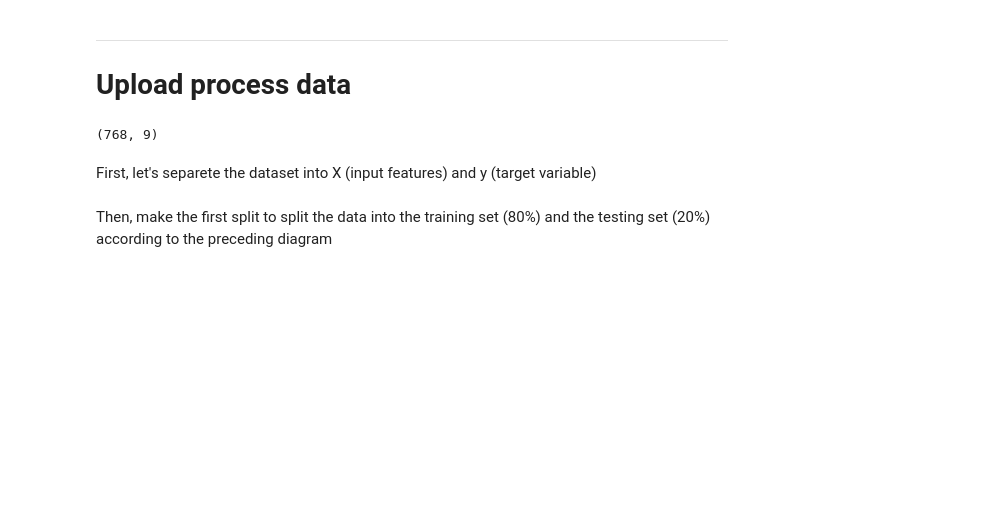
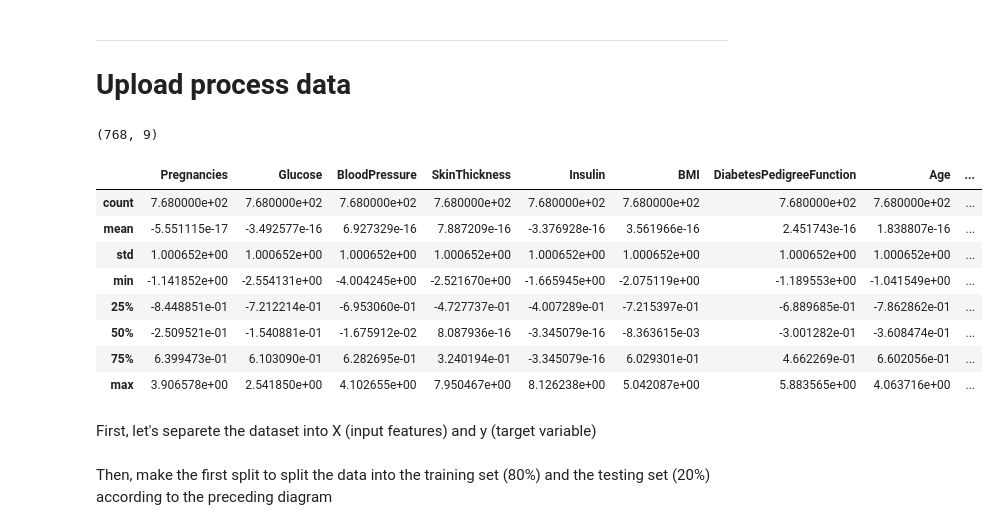
Before and after one commit to dionicio-alberto/Predicting-Diabetes-with-Neural-Networks, a Jupyter notebook: Notebooks/2_training_model.ipynb, the cells around one changed output. Cells and saved outputs as stored; diff of their text form; code cells hidden in the pictures; blank space fills up the shorter version.

```diff
--- a/Notebooks/2_training_model.ipynb
+++ b/Notebooks/2_training_model.ipynb
@@ -26,6 +26,18 @@ df = pd.read_csv(str(DATA_DIR), index_col=0)
 df.shape
 # %% [output]
 (768, 9)
+# %%
+df.describe()
+# %% [output]
+|  | Pregnancies | Glucose | BloodPressure | SkinThickness | Insulin | BMI | DiabetesPedigreeFunction | Age | ... |
+| count | 7.680000e+02 | 7.680000e+02 | 7.680000e+02 | 7.680000e+02 | 7.680000e+02 | 7.680000e+02 | 7.680000e+02 | 7.680000e+02 | ... |
+| mean | -5.551115e-17 | -3.492577e-16 | 6.927329e-16 | 7.887209e-16 | -3.376928e-16 | 3.561966e-16 | 2.451743e-16 | 1.838807e-16 | ... |
+| std | 1.000652e+00 | 1.000652e+00 | 1.000652e+00 | 1.000652e+00 | 1.000652e+00 | 1.000652e+00 | 1.000652e+00 | 1.000652e+00 | ... |
+| min | -1.141852e+00 | -2.554131e+00 | -4.004245e+00 | -2.521670e+00 | -1.665945e+00 | -2.075119e+00 | -1.189553e+00 | -1.041549e+00 | ... |
+| 25% | -8.448851e-01 | -7.212214e-01 | -6.953060e-01 | -4.727737e-01 | -4.007289e-01 | -7.215397e-01 | -6.889685e-01 | -7.862862e-01 | ... |
+| 50% | -2.509521e-01 | -1.540881e-01 | -1.675912e-02 | 8.087936e-16 | -3.345079e-16 | -8.363615e-03 | -3.001282e-01 | -3.608474e-01 | ... |
+| 75% | 6.399473e-01 | 6.103090e-01 | 6.282695e-01 | 3.240194e-01 | -3.345079e-16 | 6.029301e-01 | 4.662269e-01 | 6.602056e-01 | ... |
+| max | 3.906578e+00 | 2.541850e+00 | 4.102655e+00 | 7.950467e+00 | 8.126238e+00 | 5.042087e+00 | 5.883565e+00 | 4.063716e+00 | ... |
 # %% [markdown]
 First, let's separete the dataset into X (input features) and y (target variable)
 # %%
```
Also changed, not shown: parts of 12 cells of this notebook, 3 other files.
